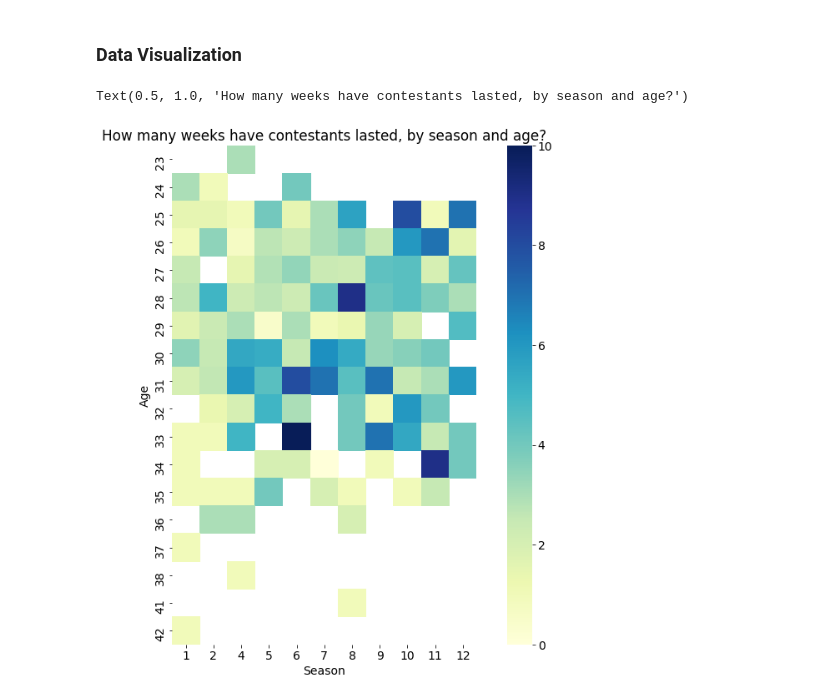
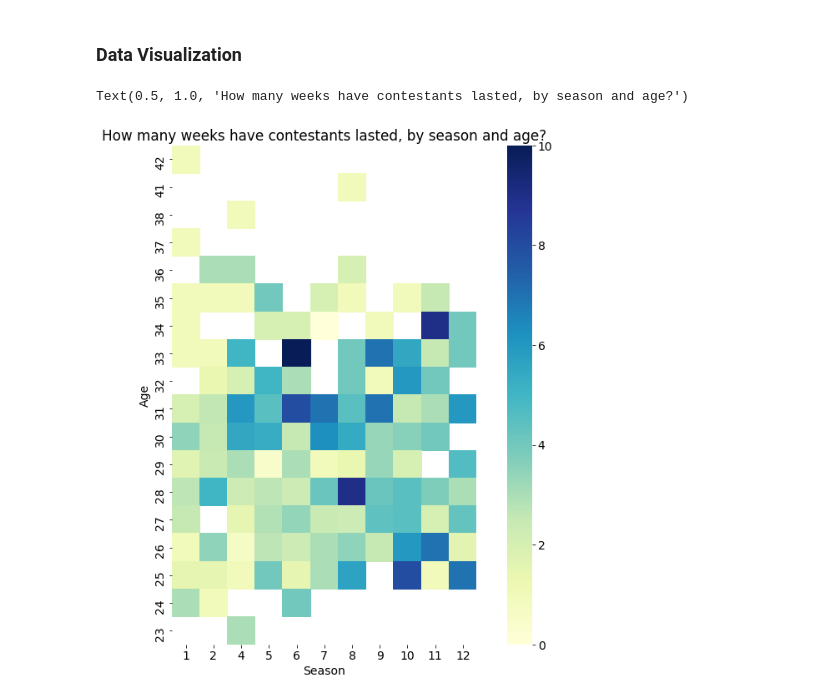
Before and after one commit to KwameTaylor/bachelorette-predictor, a Jupyter notebook: kaggle-datasets/explore.ipynb, the cells around one changed output. Drawn from its saved outputs; the diff is of its cells as text; code cells hidden in the pictures.

Commit message:
fix heatmap

```diff
--- a/kaggle-datasets/explore.ipynb
+++ b/kaggle-datasets/explore.ipynb
@@ -115,11 +119,12 @@ dtype: int64
 # %%
 # pandas pivot
 heatmap1_data = pd.pivot_table(df, values='ElimWeek',
                      index=['Age'],
                      columns='Season')
+heatmap1_data.sort_index(inplace=True, ascending=False)
 # seaborn heatmap
 sns.heatmap(heatmap1_data, cmap="YlGnBu", square=True)
 plt.title('How many weeks have contestants lasted, by season and age?')
 # %% [output]
 Text(0.5, 1.0, 'How many weeks have contestants lasted, by season and age?')
-[figure, old version]
+[figure, new version]
```
Also changed, not shown: parts of 2 cells of this notebook.
